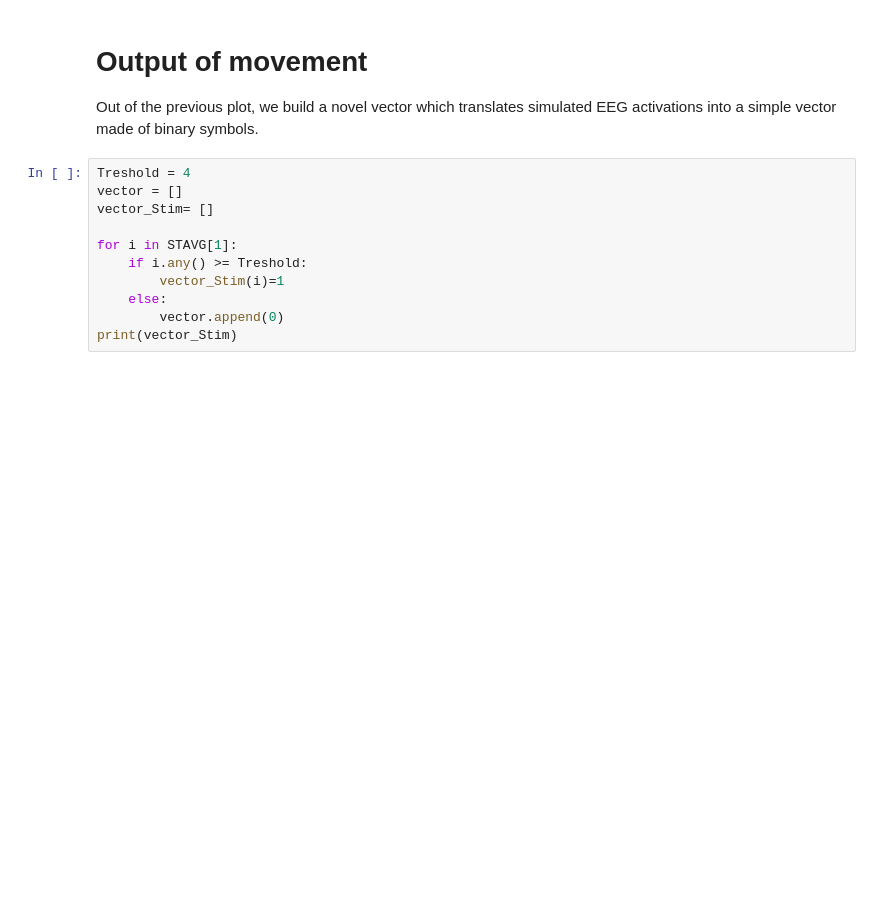
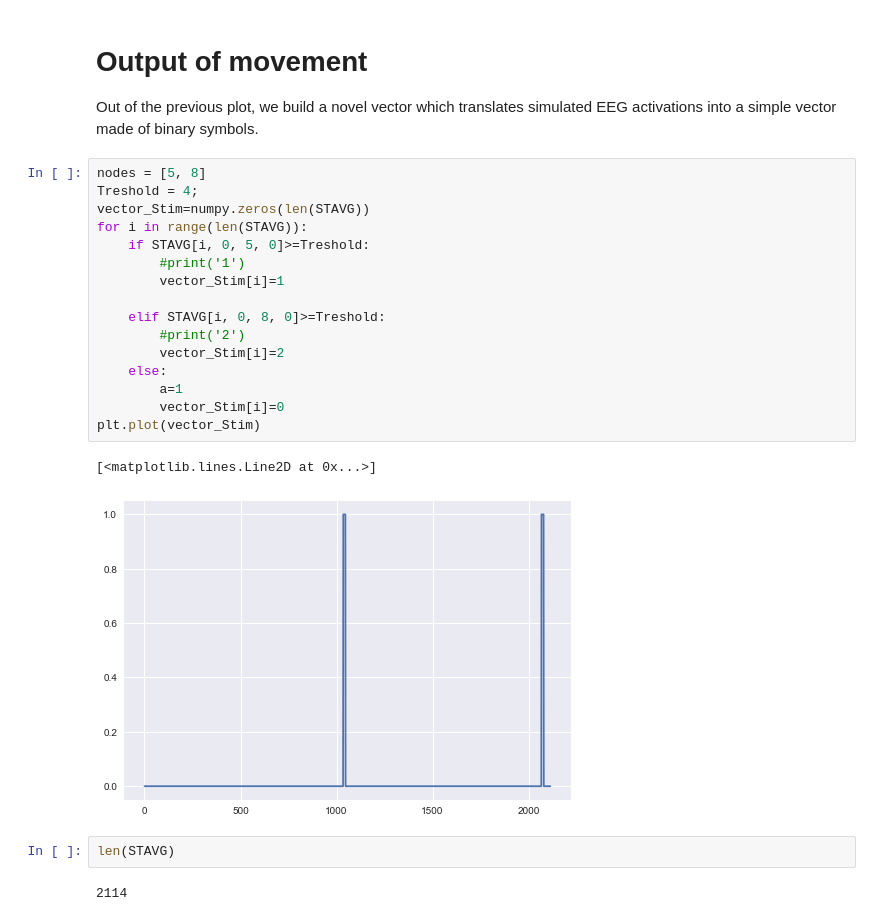
Before and after one commit to arnaumarin/The-Virtual-Brain-NeuroStimulus-Generation, a Jupyter notebook: TVB_bbt.ipynb, the cells around one changed output. Drawn from its saved outputs; the diff is of its cells as text; blank space fills up the shorter version.

```diff
--- a/TVB_bbt.ipynb
+++ b/TVB_bbt.ipynb
@@ -240,14 +240,26 @@ Text(0.5, 1.0, 'Stim - EEG')
 # %% [markdown]
 # Output of movement
 Out of the previous plot, we build a novel vector which translates simulated EEG activations into a simple vector made of binary symbols.
-# %%
-Treshold = 4
-vector = []
-vector_Stim= []
-
-for i in STAVG[1]:
-    if i.any() >= Treshold:
-        vector_Stim(i)=1
-    else:
-        vector.append(0)
-print(vector_Stim)
+# %%
+nodes = [5, 8]
+Treshold = 4;
+vector_Stim=numpy.zeros(len(STAVG))
+for i in range(len(STAVG)):
+    if STAVG[i, 0, 5, 0]>=Treshold:
+        #print('1')
+        vector_Stim[i]=1
+
+    elif STAVG[i, 0, 8, 0]>=Treshold:
+        #print('2')
+        vector_Stim[i]=2
+    else:
+        a=1
+        vector_Stim[i]=0
+plt.plot(vector_Stim)
+# %% [output]
+[<matplotlib.lines.Line2D at 0x...>]
+[figure, added]
+# %%
+len(STAVG)
+# %% [output]
+2114
```
Also changed, not shown: parts of 1 cell of this notebook.
